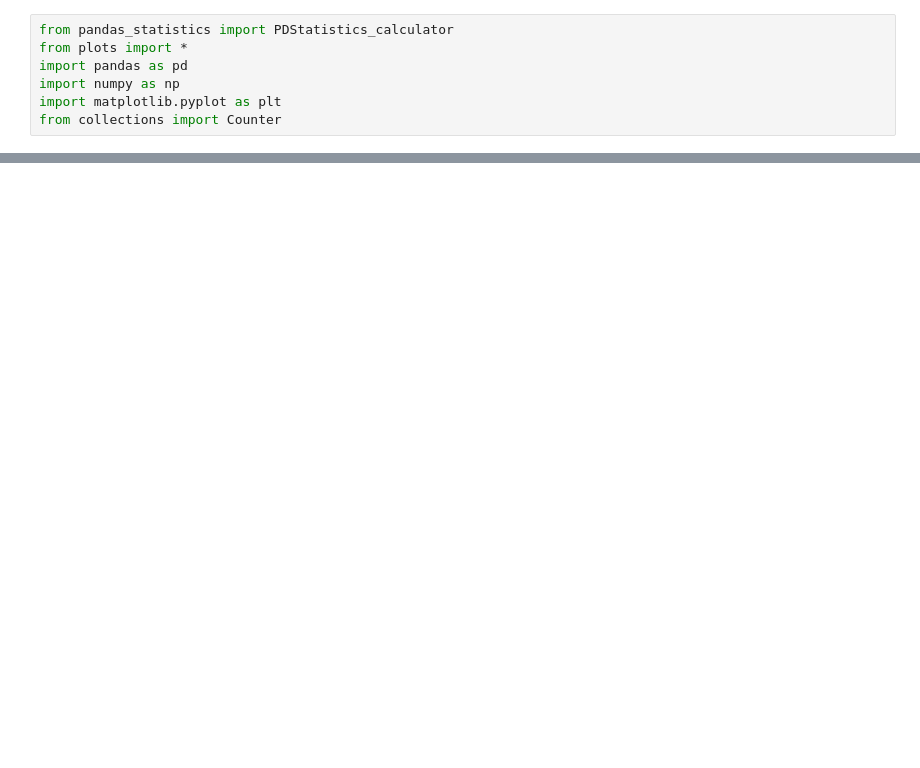
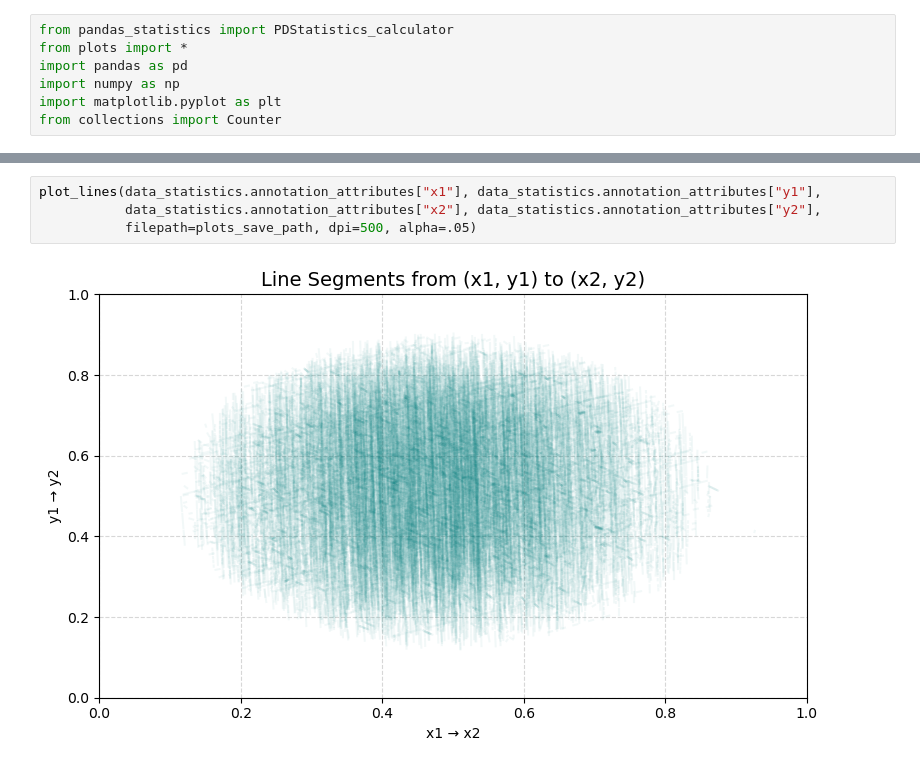
Before and after one commit to Chaps21812/Dataset_Compilation_and_Statistics, a Jupyter notebook: data_connections/plot.ipynb, the cells around one changed output, grey strips where cells are left out. Cells and saved outputs as stored; diff of their text form; blank space fills up the shorter version.

```diff
--- a/data_connections/plot.ipynb
+++ b/data_connections/plot.ipynb
@@ -55,0 +55,6 @@ plot_scatter(x_locations, y_locations, alpha=.2, filepath=plots_save_path, dpi=5
+# %%
+plot_lines(data_statistics.annotation_attributes["x1"], data_statistics.annotation_attributes["y1"],
+           data_statistics.annotation_attributes["x2"], data_statistics.annotation_attributes["y2"],
+           filepath=plots_save_path, dpi=500, alpha=.05)
+# %% [output]
+[figure, added]
```
Also changed, not shown: parts of 4 cells of this notebook, 2 other files.
